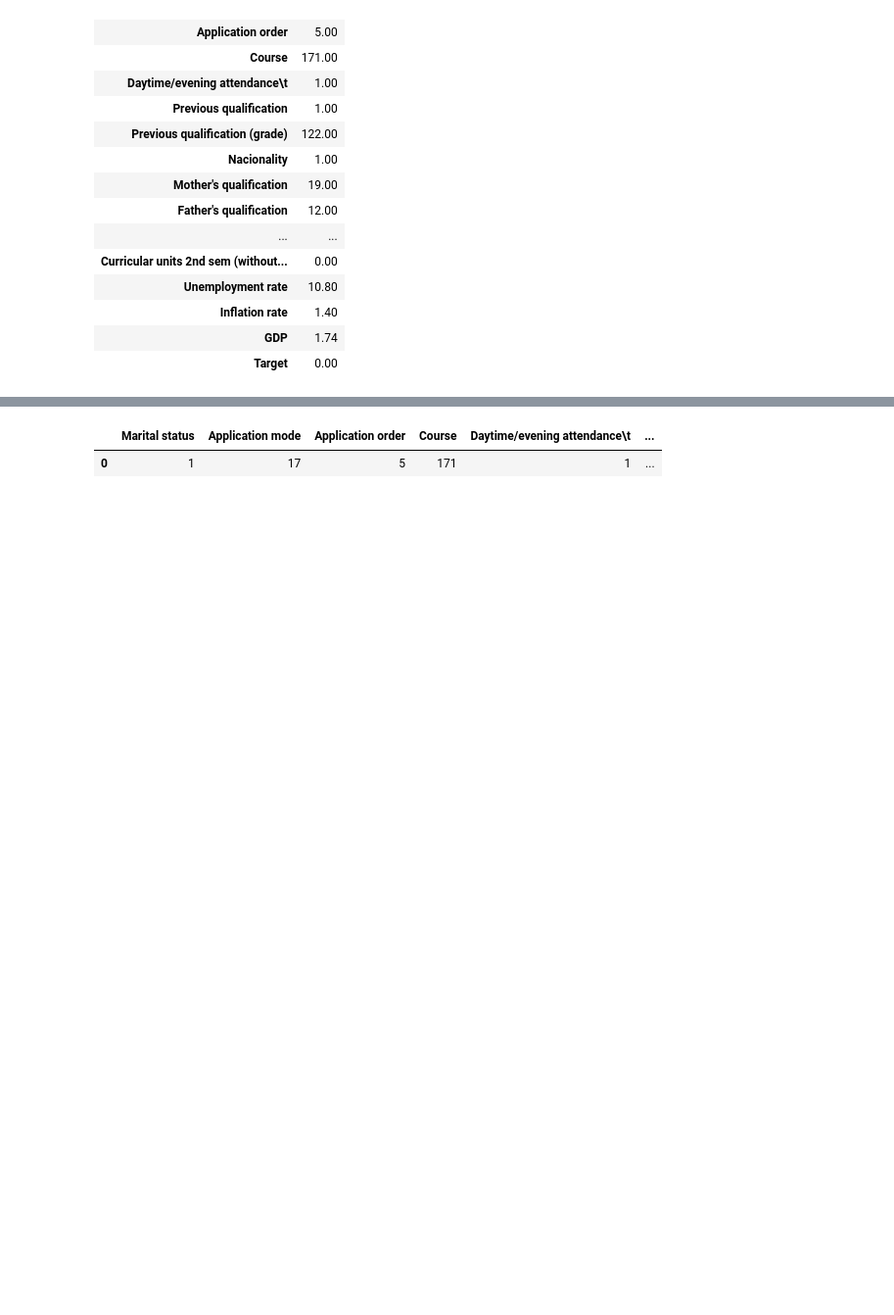
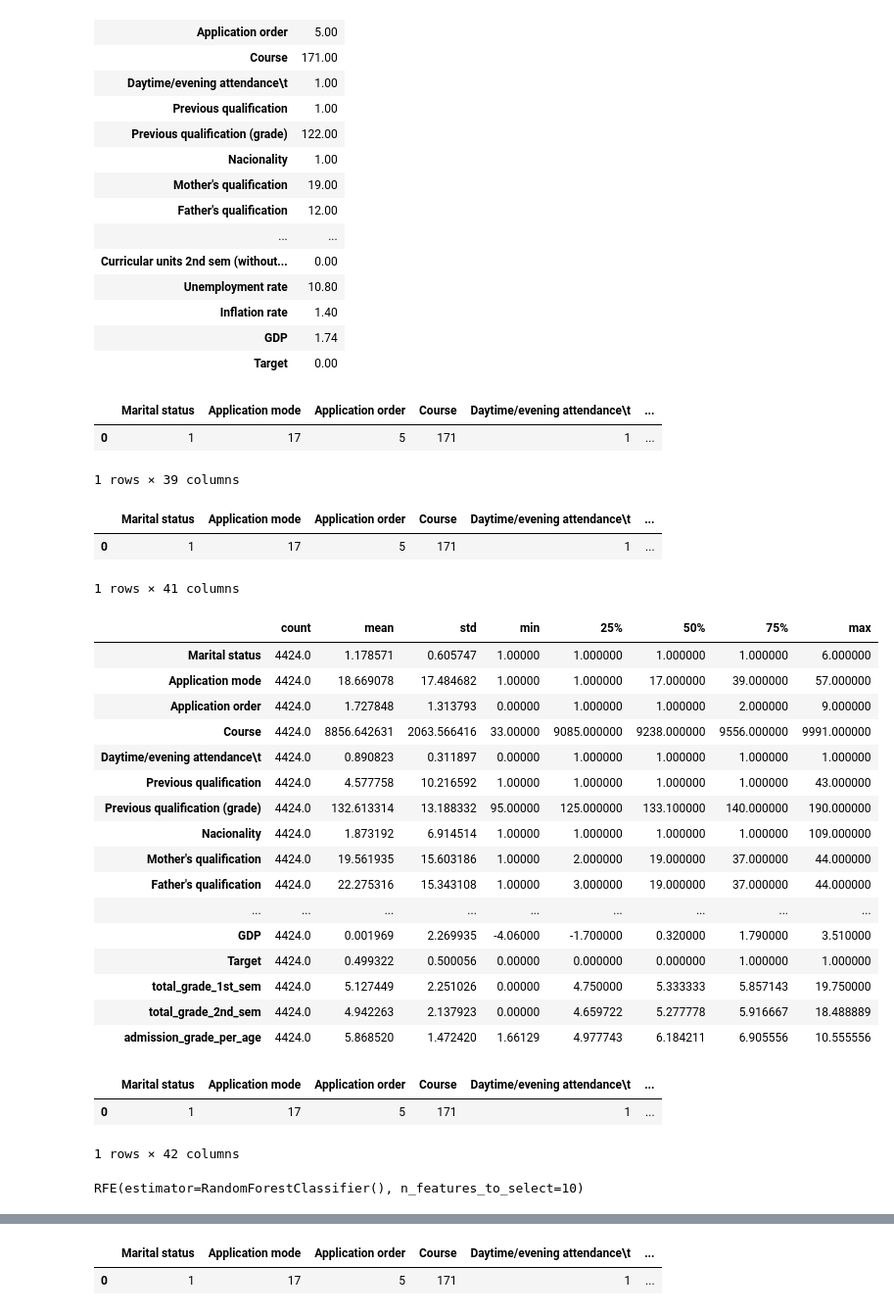
Before and after one commit to OLUYAKOBO/3signet_internship, a Jupyter notebook: dropout.ipynb, the cells around one changed output, grey strips where cells are left out. Shown at 98% size. Saved outputs shown, nothing was run; the diff lists cells and outputs as text; code cells hidden in the pictures; blank space fills up the shorter version.

```diff
--- a/dropout.ipynb
+++ b/dropout.ipynb
@@ -306,3 +306,52 @@ df.head(1).T
 | Inflation rate | 1.40 |
 | GDP | 1.74 |
 | Target | 0.00 |
+# %%
+#I am going to create new features from existing features
+#these new features are going to be created by performing different mathematical operations
+
+df['total_grade_1st_sem'] = (df['Curricular units 1st sem (approved)'] + df['Curricular units 1st sem (credited)']+df['Curricular units 1st sem (enrolled)']+df['Curricular units 1st sem (evaluations)']+df['Curricular units 1st sem (grade)']+df['Curricular units 1st sem (without evaluations)'])/6
+
+df['total_grade_2nd_sem'] = (df['Curricular units 2nd sem (approved)'] + df['Curricular units 2nd sem (credited)']+df['Curricular units 2nd sem (enrolled)']+df['Curricular units 2nd sem (evaluations)']+df['Curricular units 2nd sem (grade)']+df['Curricular units 2nd sem (without evaluations)'])/6
+# %%
+df.head(1)
+# %% [output]
+|  | Marital status | Application mode | Application order | Course | Daytime/evening attendance\t | ... |
+| 0 | 1 | 17 | 5 | 171 | 1 | ... |
+1 rows × 39 columns
+# %%
+df['admission_grade_per_age'] = df['Admission grade']/df['Age at enrollment']
+# %%
+#binning continuous variables into categorical variables
+bins = [0, 20, 40, 60, 80]
+
+labels = ['0-20', '21-40', '41-60', '61-80']
+
+# Bin the data
+df['Age_Group'] = pd.cut(df['Age at enrollment'], bins=bins, labels=labels)
+
+df.head(1)
+# %% [output]
+|  | Marital status | Application mode | Application order | Course | Daytime/evening attendance\t | ... |
+| 0 | 1 | 17 | 5 | 171 | 1 | ... |
+1 rows × 41 columns
+# %%
+df.describe().T
+# %% [output]
+|  | count | mean | std | min | 25% | 50% | 75% | max |
+| Marital status | 4424.0 | 1.178571 | 0.605747 | 1.00000 | 1.000000 | 1.000000 | 1.000000 | 6.000000 |
+| Application mode | 4424.0 | 18.669078 | 17.484682 | 1.00000 | 1.000000 | 17.000000 | 39.000000 | 57.000000 |
+| Application order | 4424.0 | 1.727848 | 1.313793 | 0.00000 | 1.000000 | 1.000000 | 2.000000 | 9.000000 |
+| Course | 4424.0 | 8856.642631 | 2063.566416 | 33.00000 | 9085.000000 | 9238.000000 | 9556.000000 | 9991.000000 |
+| Daytime/evening attendance\t | 4424.0 | 0.890823 | 0.311897 | 0.00000 | 1.000000 | 1.000000 | 1.000000 | 1.000000 |
+| Previous qualification | 4424.0 | 4.577758 | 10.216592 | 1.00000 | 1.000000 | 1.000000 | 1.000000 | 43.000000 |
+| Previous qualification (grade) | 4424.0 | 132.613314 | 13.188332 | 95.00000 | 125.000000 | 133.100000 | 140.000000 | 190.000000 |
+| Nacionality | 4424.0 | 1.873192 | 6.914514 | 1.00000 | 1.000000 | 1.000000 | 1.000000 | 109.000000 |
+| Mother's qualification | 4424.0 | 19.561935 | 15.603186 | 1.00000 | 2.000000 | 19.000000 | 37.000000 | 44.000000 |
+| Father's qualification | 4424.0 | 22.275316 | 15.343108 | 1.00000 | 3.000000 | 19.000000 | 37.000000 | 44.000000 |
+| ... | ... | ... | ... | ... | ... | ... | ... | ... |
+| GDP | 4424.0 | 0.001969 | 2.269935 | -4.06000 | -1.700000 | 0.320000 | 1.790000 | 3.510000 |
+| Target | 4424.0 | 0.499322 | 0.500056 | 0.00000 | 0.000000 | 0.000000 | 1.000000 | 1.000000 |
+| total_grade_1st_sem | 4424.0 | 5.127449 | 2.251026 | 0.00000 | 4.750000 | 5.333333 | 5.857143 | 19.750000 |
+| total_grade_2nd_sem | 4424.0 | 4.942263 | 2.137923 | 0.00000 | 4.659722 | 5.277778 | 5.916667 | 18.488889 |
+| admission_grade_per_age | 4424.0 | 5.868520 | 1.472420 | 1.66129 | 4.977743 | 6.184211 | 6.905556 | 10.555556 |
@@ -308,0 +362,6 @@ df.head(1).T
+# %%
+df.head(1)
+# %% [output]
+|  | Marital status | Application mode | Application order | Course | Daytime/evening attendance\t | ... |
+| 0 | 1 | 17 | 5 | 171 | 1 | ... |
+1 rows × 42 columns
@@ -308,0 +372,8 @@ df.head(1).T
+# %%
+#recursive feature extraction
+from sklearn.feature_selection import RFE
+rfe_model = RandomForestClassifier()
+rfe = RFE(rfe_model, n_features_to_select=10)
+rfe.fit(X=x,y=y)
+# %% [output]
+RFE(estimator=RandomForestClassifier(), n_features_to_select=10)
```
Also changed, not shown: parts of 5 cells of this notebook.
